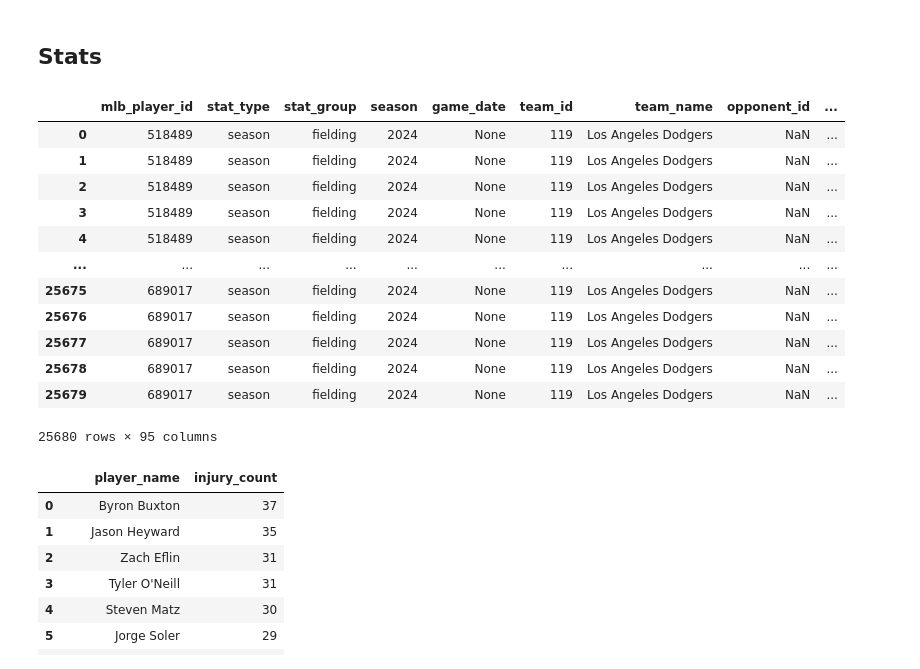
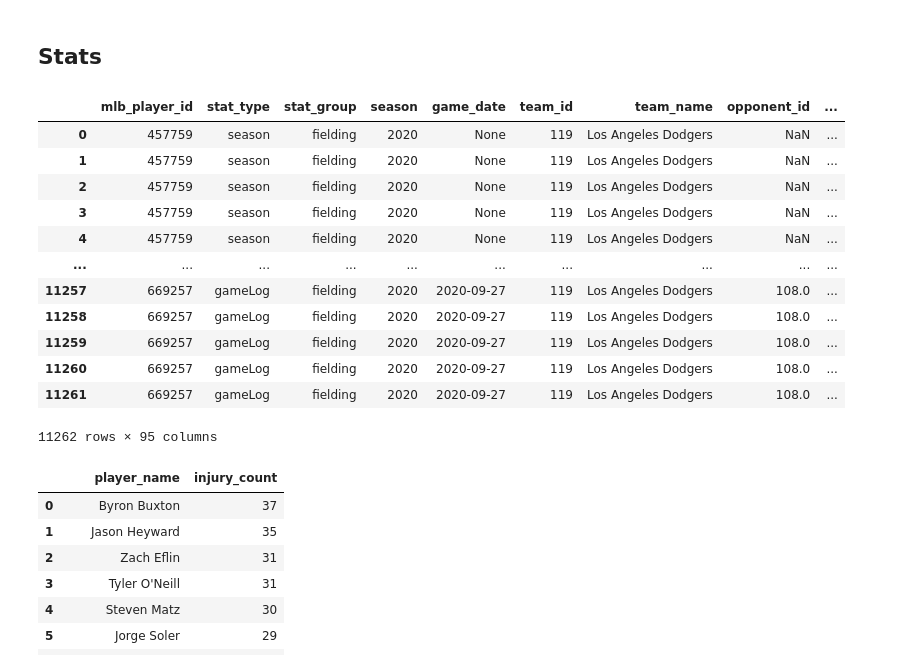
Before and after one commit to laniel123/MLB_Injury_Report, a Jupyter notebook: mlb/notebooks/Mlb_player_db.ipynb, the cells around one changed output. Cells and saved outputs as stored; diff of their text form; code cells hidden in the pictures.

```diff
--- a/mlb/notebooks/Mlb_player_db.ipynb
+++ b/mlb/notebooks/Mlb_player_db.ipynb
@@ -351,30 +399,31 @@ dodgers_2025
 # %%
 query = """
 SELECT mlb_player_stats.*, mlb_player_info.*, injury_stats.*
 FROM mlb_player_stats
 JOIN mlb_player_info ON mlb_player_stats.mlb_player_id = mlb_player_info.mlb_player_id
 JOIN injury_stats ON mlb_player_stats.mlb_player_id = injury_stats.mlb_player_id
 WHERE mlb_player_stats.team_name = 'Los Angeles Dodgers'
-  AND mlb_player_stats.season = 2024
+  AND mlb_player_stats.season = 2020
 ;
 """
+
 dodgers_injury_2025 = pd.read_sql_query(query, conn)
 
 dodgers_injury_2025
 # %% [output]
 |  | mlb_player_id | stat_type | stat_group | season | game_date | team_id | team_name | opponent_id | ... |
-| 0 | 518489 | season | fielding | 2024 | None | 119 | Los Angeles Dodgers | NaN | ... |
-| 1 | 518489 | season | fielding | 2024 | None | 119 | Los Angeles Dodgers | NaN | ... |
-| 2 | 518489 | season | fielding | 2024 | None | 119 | Los Angeles Dodgers | NaN | ... |
-| 3 | 518489 | season | fielding | 2024 | None | 119 | Los Angeles Dodgers | NaN | ... |
-| 4 | 518489 | season | fielding | 2024 | None | 119 | Los Angeles Dodgers | NaN | ... |
+| 0 | 457759 | season | fielding | 2020 | None | 119 | Los Angeles Dodgers | NaN | ... |
+| 1 | 457759 | season | fielding | 2020 | None | 119 | Los Angeles Dodgers | NaN | ... |
+| 2 | 457759 | season | fielding | 2020 | None | 119 | Los Angeles Dodgers | NaN | ... |
+| 3 | 457759 | season | fielding | 2020 | None | 119 | Los Angeles Dodgers | NaN | ... |
+| 4 | 457759 | season | fielding | 2020 | None | 119 | Los Angeles Dodgers | NaN | ... |
 | ... | ... | ... | ... | ... | ... | ... | ... | ... | ... |
-| 25675 | 689017 | season | fielding | 2024 | None | 119 | Los Angeles Dodgers | NaN | ... |
-| 25676 | 689017 | season | fielding | 2024 | None | 119 | Los Angeles Dodgers | NaN | ... |
-| 25677 | 689017 | season | fielding | 2024 | None | 119 | Los Angeles Dodgers | NaN | ... |
-| 25678 | 689017 | season | fielding | 2024 | None | 119 | Los Angeles Dodgers | NaN | ... |
-| 25679 | 689017 | season | fielding | 2024 | None | 119 | Los Angeles Dodgers | NaN | ... |
+| 11257 | 669257 | gameLog | fielding | 2020 | 2020-09-27 | 119 | Los Angeles Dodgers | 108.0 | ... |
+| 11258 | 669257 | gameLog | fielding | 2020 | 2020-09-27 | 119 | Los Angeles Dodgers | 108.0 | ... |
+| 11259 | 669257 | gameLog | fielding | 2020 | 2020-09-27 | 119 | Los Angeles Dodgers | 108.0 | ... |
+| 11260 | 669257 | gameLog | fielding | 2020 | 2020-09-27 | 119 | Los Angeles Dodgers | 108.0 | ... |
+| 11261 | 669257 | gameLog | fielding | 2020 | 2020-09-27 | 119 | Los Angeles Dodgers | 108.0 | ... |
-25680 rows × 95 columns
+11262 rows × 95 columns
 # %%
 # The Top 10 players with the most injuries
 
```
Also changed, not shown: parts of 6 cells of this notebook, 8 other files.
